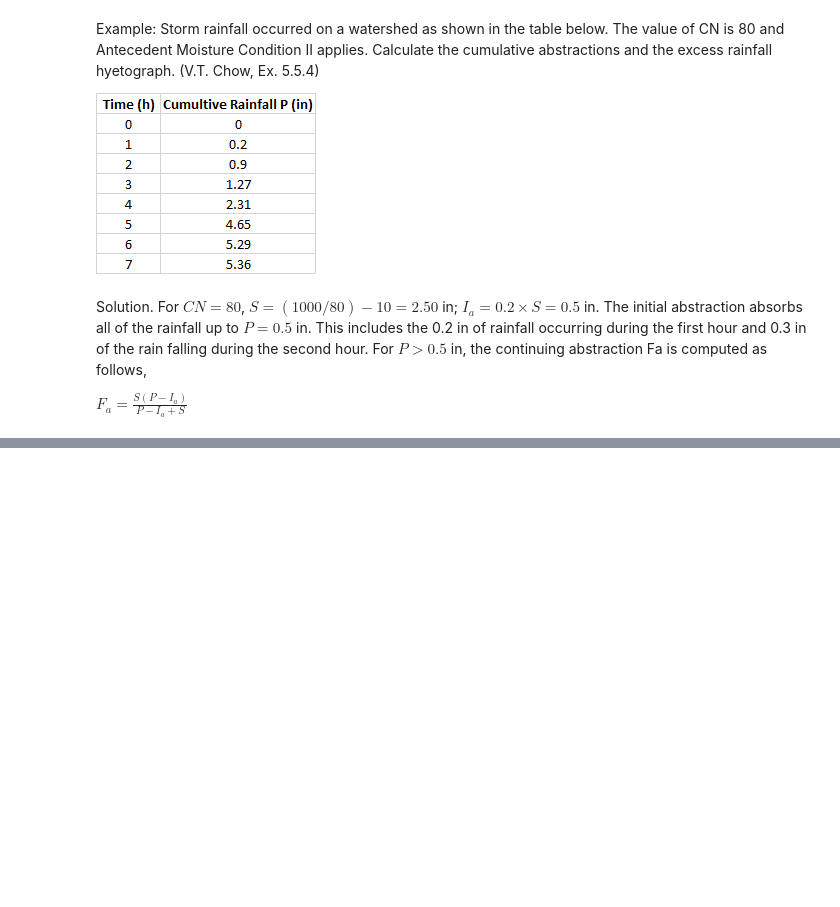
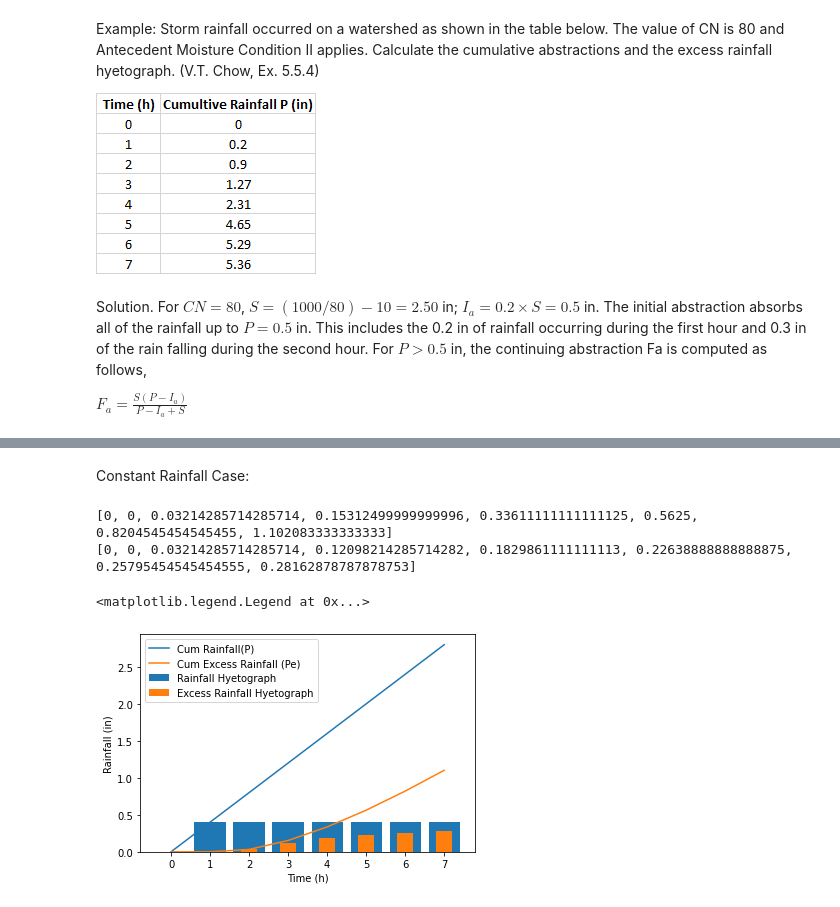
Before and after one commit to tomersk/python-applications, a Jupyter notebook: 04_01.ipynb, the cells around one changed output, grey strips where cells are left out. Cells and saved outputs as stored; diff of their text form; code cells hidden in the pictures; blank space fills up the shorter version.

```diff
--- a/04_01.ipynb
+++ b/04_01.ipynb
@@ -82,0 +88,49 @@ plt.legend(['Cum Rainfall(P)','Cum Excess Rainfall (Pe)','Excess Rainfall Hyetog
+# %% [markdown]
+Constant Rainfall Case:
+# %%
+import numpy as np
+import matplotlib.pyplot as plt
+CN=80
+time=np.arange(0,8)
+#print (time)
+P = [None] * len(time)
+P = [0, 0.4, 0.8, 1.2, 1.6, 2, 2.4, 2.8]
+#print (P)
+Ia = [None] * len(time)
+Fa = [None] * len(time)
+Pe = [None] * len(time)
+pe = [None] * len(time)
+p = [None] * len(time)
+pe[0]=0
+p[0]=0
+S=(1000/CN)-10
+Ia[0]=0.2*S
+Fa[0]=0
+Pe[0]=0
+for i in time[1:]:
+  Ia[i]=0.2*S
+  if P[i]< Ia[i]:
+    Ia[i]=P[i]
+    Fa[i]=0
+    Pe[i]=0
+  else:
+    Fa[i]= (S*(P[i]-Ia[i]))/(P[i]-Ia[i]+S)
+    Pe[i]=P[i]-Ia[i]-Fa[i]
+
+  pe[i]= Pe[i]-Pe[i-1]
+  p[i] = P[i] - P[i-1]
+print (Pe)
+print (pe)
+plt.plot(time, P)
+plt.plot(time,Pe)
+plt.bar(time,p,width=0.8)
+plt.bar(time,pe,width=0.4)
+
+plt.xlabel('Time (h)')
+plt.ylabel('Rainfall (in)')
+plt.legend(['Cum Rainfall(P)','Cum Excess Rainfall (Pe)','Rainfall Hyetograph','Excess Rainfall Hyetograph'])
+# %% [output]
+[0, 0, 0.03214285714285714, 0.15312499999999996, 0.33611111111111125, 0.5625, 0.8204545454545455, 1.102083333333333]
+[0, 0, 0.03214285714285714, 0.12098214285714282, 0.1829861111111113, 0.22638888888888875, 0.25795454545454555, 0.28162878787878753]
+<matplotlib.legend.Legend at 0x...>
+[figure, added]
```
Also changed, not shown: parts of 1 cell of this notebook.
